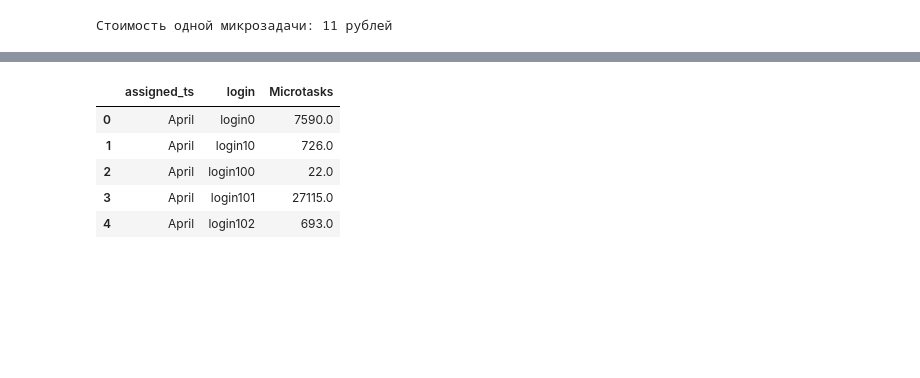
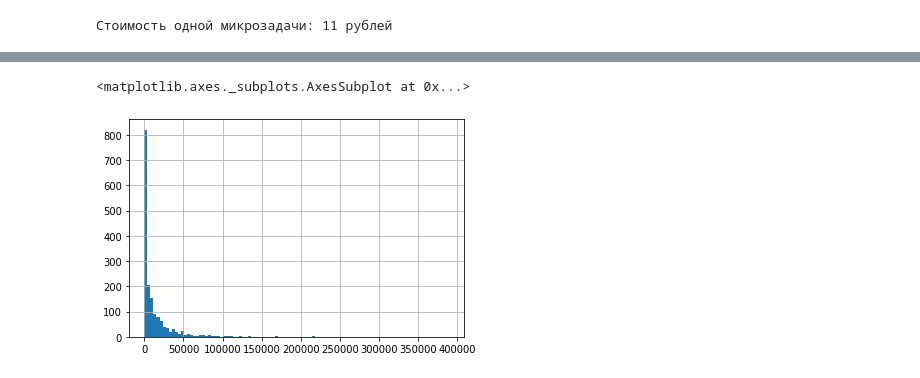
Before and after one commit to Pro100v/PythonProjects, a Jupyter notebook: DataAnalysis/TestTasks/Yandex/ya.ipynb, the cells around one changed output, grey strips where cells are left out. Cells and saved outputs as stored; diff of their text form; code cells hidden in the pictures; blank space fills up the shorter version.

```diff
--- a/DataAnalysis/TestTasks/Yandex/ya.ipynb
+++ b/DataAnalysis/TestTasks/Yandex/ya.ipynb
@@ -216,9 +212,5 @@ df_tmp = (df_trimmed.groupby(by=[df_trimmed.assigned_ts.dt.month_name(), df_trim
-# %%
-df_tmp.head()
-# %% [output]
-|  | assigned_ts | login | Microtasks |
-| 0 | April | login0 | 7590.0 |
-| 1 | April | login10 | 726.0 |
-| 2 | April | login100 | 22.0 |
-| 3 | April | login101 | 27115.0 |
-| 4 | April | login102 | 693.0 |
+# %%
+df_tmp.Microtasks.hist(bins=100)
+# %% [output]
+<matplotlib.axes._subplots.AxesSubplot at 0x...>
+[figure, added]
```
Also changed, not shown: parts of 5 cells of this notebook.
